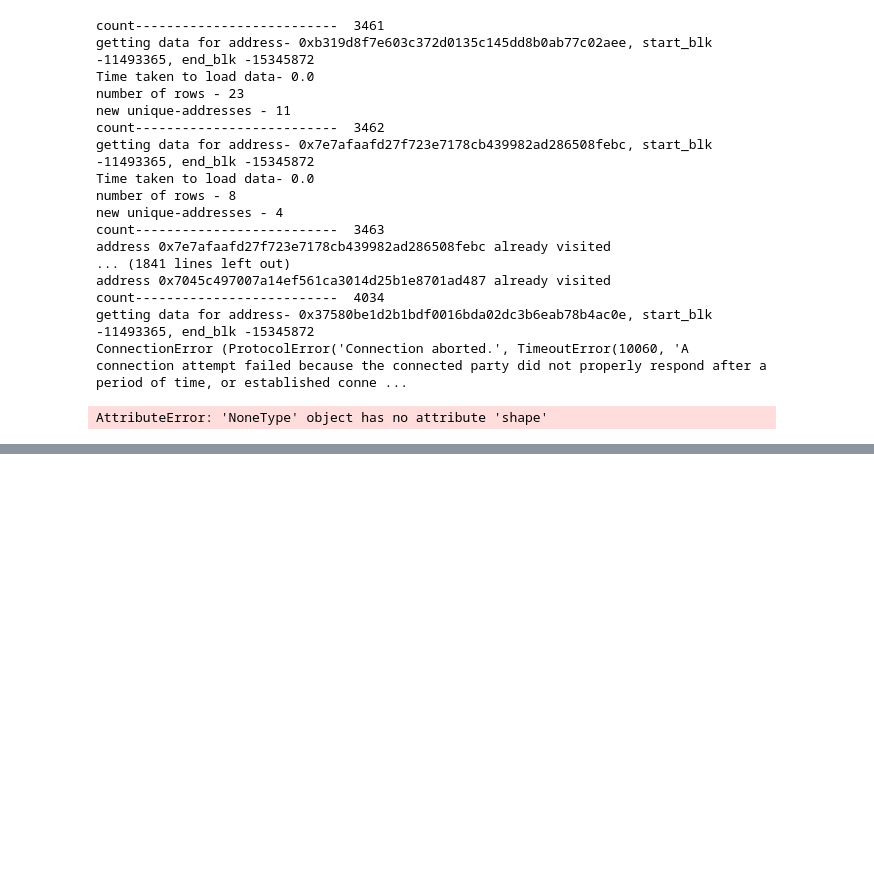
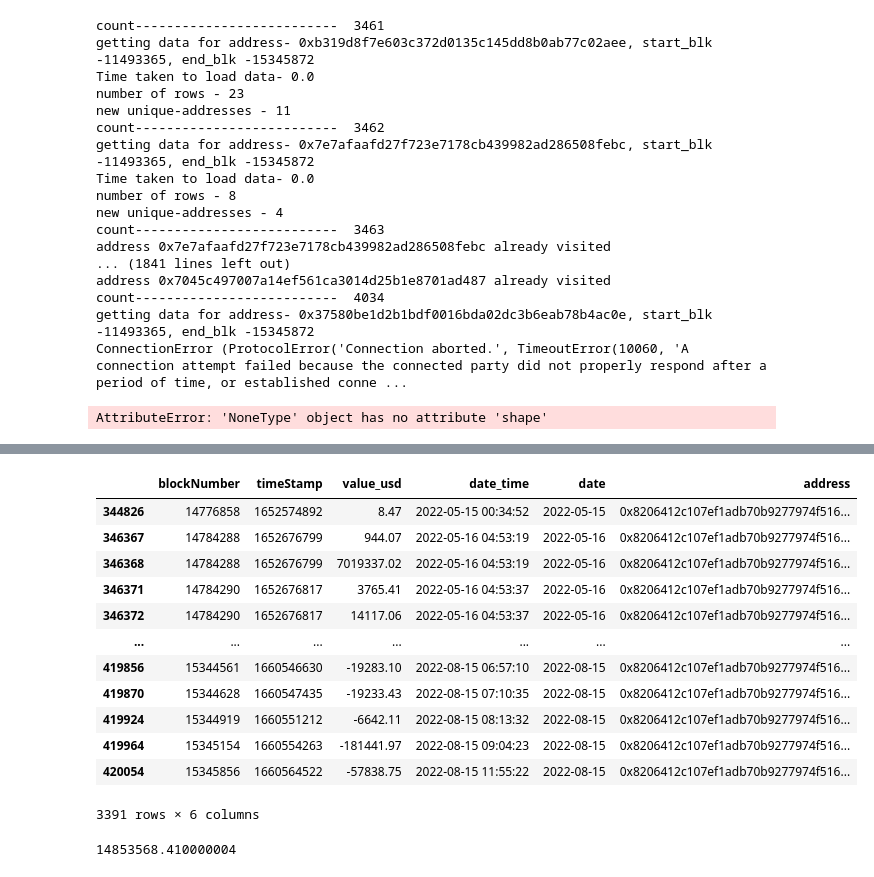
Before and after one commit to rijulizer/FRAX-Finance-Analysis, a Jupyter notebook: load_external_data/Etherscan_API.ipynb, the cells around one changed output, grey strips where cells are left out. Saved outputs shown, nothing was run; the diff lists cells and outputs as text; code cells hidden in the pictures; blank space fills up the shorter version.

```diff
--- a/load_external_data/Etherscan_API.ipynb
+++ b/load_external_data/Etherscan_API.ipynb
@@ -480,0 +733,20 @@ AttributeError: 'NoneType' object has no attribute 'shape'
+# %%
+pdf_hist_holding[pdf_hist_holding['address']=='0x8206412c107ef1adb70b9277974f5163760e128e']
+# %% [output]
+|  | blockNumber | timeStamp | value_usd | date_time | date | address |
+| 344826 | 14776858 | 1652574892 | 8.47 | 2022-05-15 00:34:52 | 2022-05-15 | 0x8206412c107ef1adb70b9277974f516... |
+| 346367 | 14784288 | 1652676799 | 944.07 | 2022-05-16 04:53:19 | 2022-05-16 | 0x8206412c107ef1adb70b9277974f516... |
+| 346368 | 14784288 | 1652676799 | 7019337.02 | 2022-05-16 04:53:19 | 2022-05-16 | 0x8206412c107ef1adb70b9277974f516... |
+| 346371 | 14784290 | 1652676817 | 3765.41 | 2022-05-16 04:53:37 | 2022-05-16 | 0x8206412c107ef1adb70b9277974f516... |
+| 346372 | 14784290 | 1652676817 | 14117.06 | 2022-05-16 04:53:37 | 2022-05-16 | 0x8206412c107ef1adb70b9277974f516... |
+| ... | ... | ... | ... | ... | ... | ... |
+| 419856 | 15344561 | 1660546630 | -19283.10 | 2022-08-15 06:57:10 | 2022-08-15 | 0x8206412c107ef1adb70b9277974f516... |
+| 419870 | 15344628 | 1660547435 | -19233.43 | 2022-08-15 07:10:35 | 2022-08-15 | 0x8206412c107ef1adb70b9277974f516... |
+| 419924 | 15344919 | 1660551212 | -6642.11 | 2022-08-15 08:13:32 | 2022-08-15 | 0x8206412c107ef1adb70b9277974f516... |
+| 419964 | 15345154 | 1660554263 | -181441.97 | 2022-08-15 09:04:23 | 2022-08-15 | 0x8206412c107ef1adb70b9277974f516... |
+| 420054 | 15345856 | 1660564522 | -57838.75 | 2022-08-15 11:55:22 | 2022-08-15 | 0x8206412c107ef1adb70b9277974f516... |
+3391 rows × 6 columns
+# %%
+pdf_hist_holding[pdf_hist_holding['address']=='0x8206412c107ef1adb70b9277974f5163760e128e']['value_usd'].sum()
+# %% [output]
+14853568.410000004
```
Also changed, not shown: parts of 30 cells of this notebook, 8 other files.
